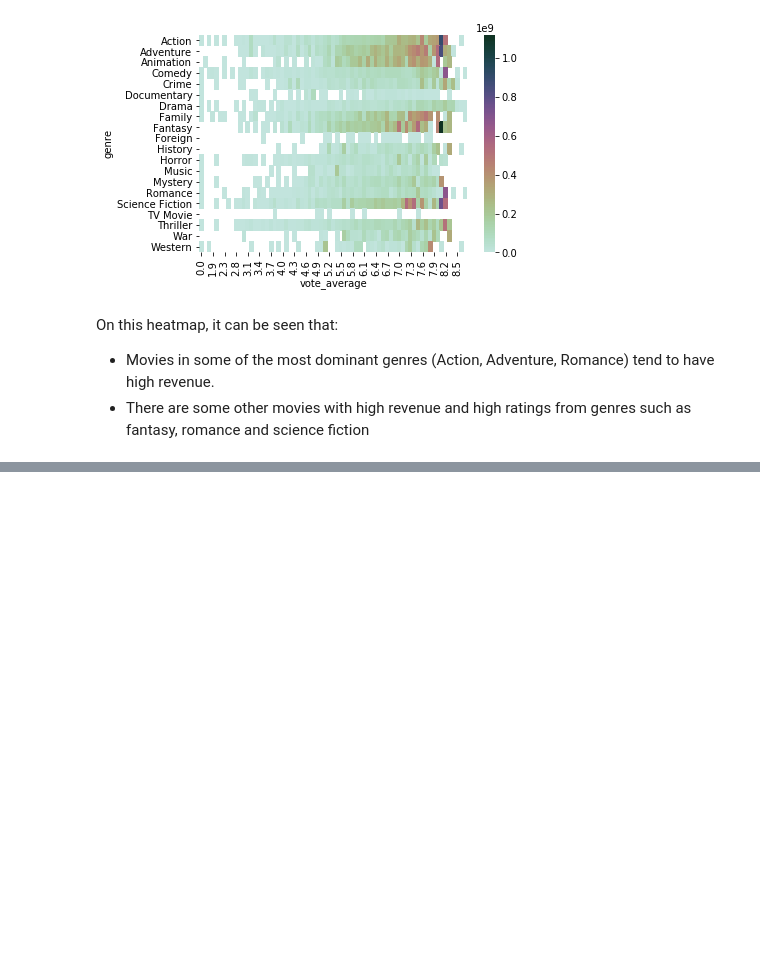
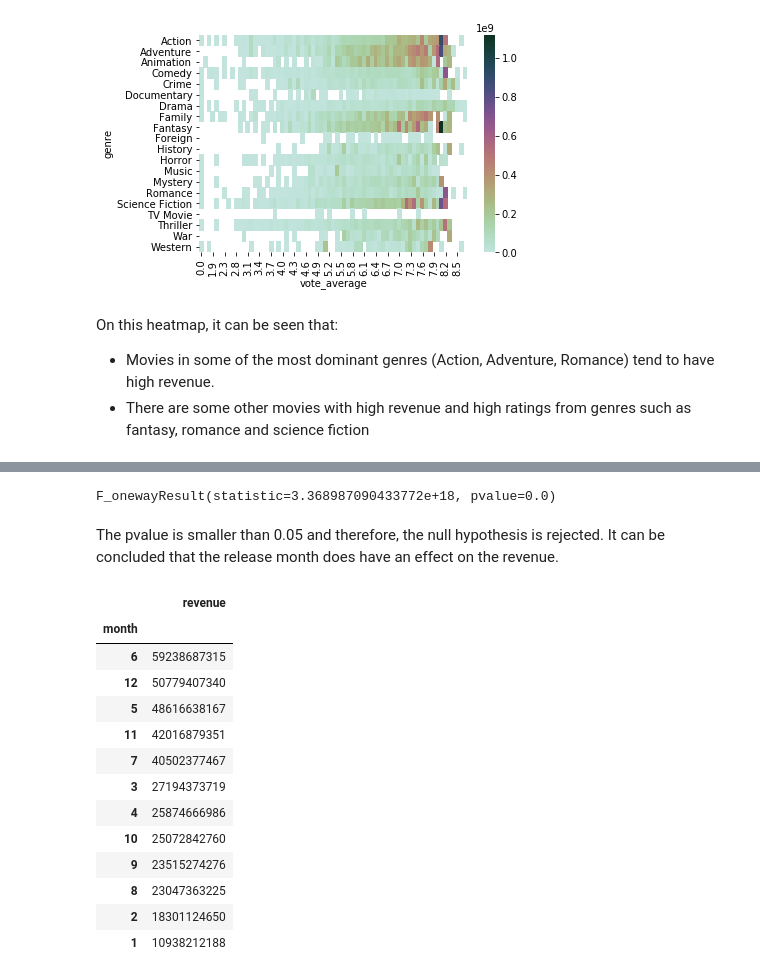
Before and after one commit to huytran96o/CBD_Robotics_SubmissionNotebooks, a Jupyter notebook: Project2.ipynb, the cells around one changed output, grey strips where cells are left out. Saved outputs shown, nothing was run; the diff lists cells and outputs as text; code cells hidden in the pictures; blank space fills up the shorter version.

```diff
--- a/Project2.ipynb
+++ b/Project2.ipynb
@@ -249,0 +277,24 @@ On this heatmap, it can be seen that:
+# %%
+stats.f_oneway(*(df_month[df_month['month'] == month]['month'] for month in df_month['month'].unique()))
+# %% [output]
+F_onewayResult(statistic=3.368987090433772e+18, pvalue=0.0)
+# %% [markdown]
+The pvalue is smaller than 0.05 and therefore, the null hypothesis is rejected. It can be concluded that the release month does have an effect on the revenue.
+# %%
+# sort months based on total revenue
+df_month.groupby('month').sum().sort_values(by='revenue', ascending=False)
+# %% [output]
+|  | revenue |
+| month |  |
+| 6 | 59238687315 |
+| 12 | 50779407340 |
+| 5 | 48616638167 |
+| 11 | 42016879351 |
+| 7 | 40502377467 |
+| 3 | 27194373719 |
+| 4 | 25874666986 |
+| 10 | 25072842760 |
+| 9 | 23515274276 |
+| 8 | 23047363225 |
+| 2 | 18301124650 |
+| 1 | 10938212188 |
```
Also changed, not shown: parts of 10 cells of this notebook.
